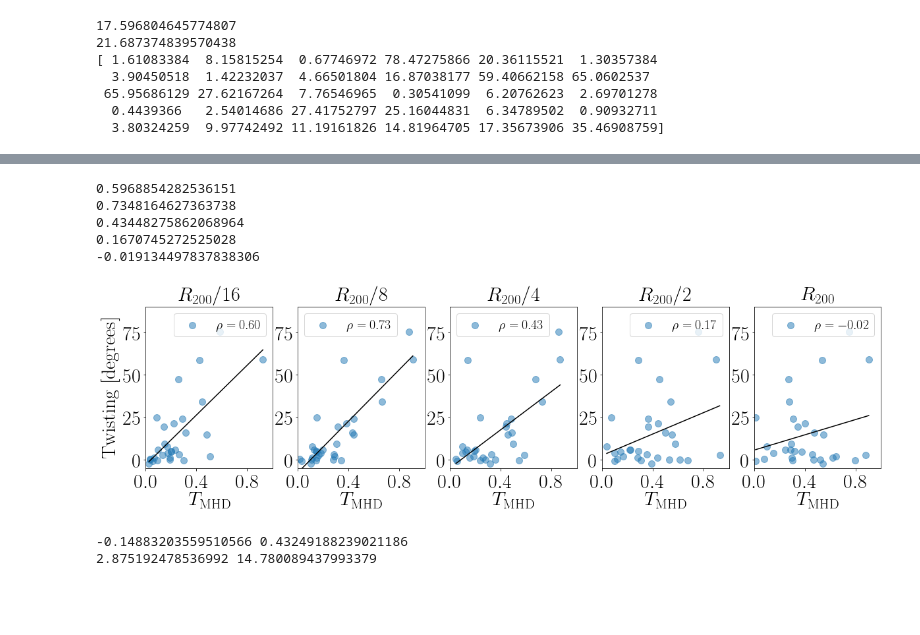
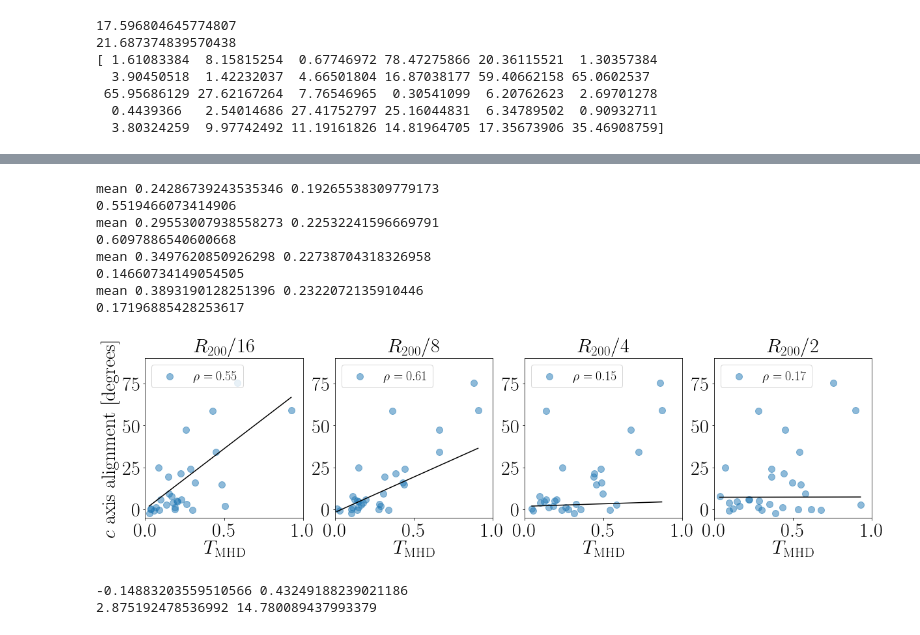
Before and after one commit to jdprada1760/Paper_Halo_shapes, a Jupyter notebook: Code/Star_Disk_DM_Alignment.ipynb, the cells around one changed output, grey strips where cells are left out. Drawn from its saved outputs; the diff is of its cells as text; code cells hidden in the pictures; blank space fills up the shorter version.

```diff
--- a/Code/Star_Disk_DM_Alignment.ipynb
+++ b/Code/Star_Disk_DM_Alignment.ipynb
@@ -565,42 +565,50 @@ T_MHD[ii_nan] = 0.01
 # %%
 i_radius = 1
 titles = dict()
 titles[0] = r"$R_{200}/16$"
 titles[1] = r"$R_{200}/8$"
 titles[2] = r"$R_{200}/4$"
 titles[3] = r"$R_{200}/2$"
 titles[4] = r"$R_{200}$"
 
+tt = T_MHD.copy()
+
 figure = plt.figure(figsize=(20,4.5))
-for i_radius in range(5):
-    plt.subplot(1,5,i_radius+1)
-    slope, intercept, r_value, p_value, std_err = scipy.stats.linregress(T_MHD[:,i_radius], delta_angles)
-    x = np.linspace(T_MHD[:,i_radius].min(), T_MHD[:,i_radius].max(), 20)
+for i_radius in range(4):
+    plt.subplot(1,4,i_radius+1)
+    axis_test = 2
+    vecs_stardisk = vecsMHD[:,-1,axis_test,:]
+    angle_disk = np.rad2deg(np.arccos(np.abs(np.diag(vecsMHD[:,i_radius,axis_test,:]@vecs_stardisk.T))))
+    slope, intercept, r_value, p_value, std_err = scipy.stats.linregress(tt[:,i_radius], angle_disk)
+    x = np.linspace(tt[:,i_radius].min(), tt[:,i_radius].max(), 20)
     y = slope*x + intercept
     plt.plot(x, y, color='black')
 
-    r_value_spearman, p_values = scipy.stats.spearmanr(T_MHD[:,i_radius], delta_angles)
-    plt.scatter(T_MHD[:,i_radius],delta_angles,label= r"$\rho = {:.2f}$".format(r_value_spearman), s=100, alpha=0.5) # 1/8 R
-
+    r_value_spearman, p_values = scipy.stats.spearmanr(tt[:,i_radius], angle_disk)
+    plt.scatter(tt[:,i_radius],delta_angles,label= r"$\rho = {:.2f}$".format(r_value_spearman), s=100, alpha=0.5) # 1/8 R
+    print('mean', np.mean(tt[:,i_radius]), np.std(tt[:,i_radius]))
 
     print(r_value_spearman)
     plt.ylim([-5,90])
-    plt.xlim([0,1])
-    plt.xticks(np.linspace(0,0.8,3))
+    plt.xlim([0.0,1])
+    #plt.xticks(np.linspace(0.5,1.0,4))
     plt.yticks(np.linspace(0,75,4))
     plt.xlabel(r"$T_{\rm MHD}$")
-    plt.legend(fontsize=20)
+    plt.legend(fontsize=20, loc=2)
     if i_radius==0:
-        plt.ylabel(r'${\rm Twisting}\ [{\rm degrees}]$')
+        plt.ylabel(r'$c\ {\rm axis\ alignment}\ [{\rm degrees}]$')
     plt.title(titles[i_radius])
-plt.savefig('../Document/correlations_angles_triaxiality_MHD.pdf',bbox_inches='tight')
+plt.savefig('../Document/correlations_angles_t_MHD.pdf',bbox_inches='tight')
 # %% [output]
-0.5968854282536151
-0.7348164627363738
-0.43448275862068964
-0.1670745272525028
--0.019134497837838306
+mean 0.24286739243535346 0.19265538309779173
+0.5519466073414906
+mean 0.29553007938558273 0.22532241596669791
+0.6097886540600668
+mean 0.3497620850926298 0.22738704318326958
+0.14660734149054505
+mean 0.3893190128251396 0.2322072135910446
+0.17196885428253617
-[figure, old version]
+[figure, new version]
 # %%
 plt.scatter(delta_angles_DM, delta_angles)
 r_value_spearman, p_values = scipy.stats.spearmanr(delta_angles_DM, delta_angles)
```
Also changed, not shown: parts of 1 cell of this notebook, 1 other file.
